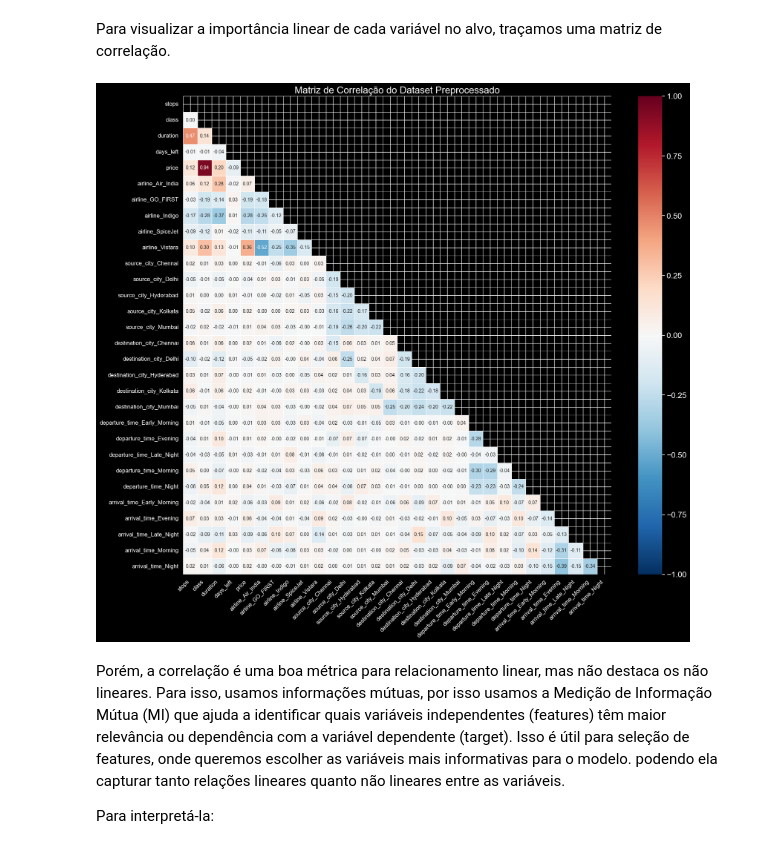
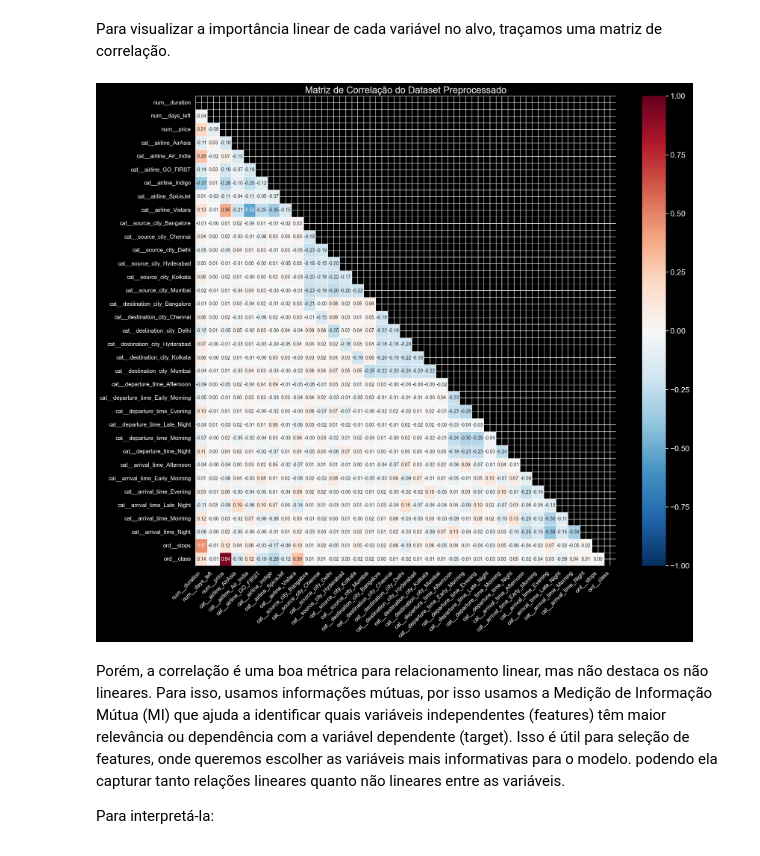
Before and after one commit to ElyssonAlvs/Machine_Learning, a Jupyter notebook: Flight_Prediction/Códigos/Flight_Regression.ipynb, the cells around one changed output. Saved outputs shown, nothing was run; the diff lists cells and outputs as text; code cells hidden in the pictures.

```diff
--- a/Flight_Prediction/Códigos/Flight_Regression.ipynb
+++ b/Flight_Prediction/Códigos/Flight_Regression.ipynb
@@ -530,0 +562,33 @@ df_preprocessado = preprocessing(df_exploracao)
+# %%
+from sklearn.compose import ColumnTransformer
+from sklearn.preprocessing import StandardScaler, OneHotEncoder, FunctionTransformer, OrdinalEncoder
+
+# Definição dos atributos
+num_attribs = ["duration", "days_left"]
+cat_attribs = ["airline", "source_city", "destination_city", "departure_time", "arrival_time"]
+ord_attribs = ["stops", "class"]
+
+# Definindo as categorias para o OrdinalEncoder na ordem correta
+ordinal_categories = [
+    ['zero', 'one', 'two_or_more'],  # Ordem para "stops"
+    ['Economy', 'Business']          # Ordem para "class"
+]
+
+# Pipeline com OrdinalEncoder configurado
+full_pipeline = ColumnTransformer([
+    ("num", StandardScaler(), num_attribs),
+    ("cat", OneHotEncoder(handle_unknown="ignore"), cat_attribs),
+    ("ord", OrdinalEncoder(categories=ordinal_categories), ord_attribs),
+])
+
+# Aplicar o pipeline
+strat_train_set_prepared = full_pipeline.fit_transform(strat_train_set)
+
+strat_train_set_prepared_df = pd.DataFrame(
+    strat_train_set_prepared.toarray(),  # Converte a matriz esparsa em um array denso
+    columns=full_pipeline.get_feature_names_out()  # Obtém os nomes das colunas geradas pelo pipeline
+)
+
+print(strat_train_set.tail())
+# Exibir as primeiras linhas
+print(strat_train_set_prepared_df.tail())
@@ -532,17 +614,17 @@ df_preprocessado = preprocessing(df_exploracao)
 Para visualizar a importância linear de cada variável no alvo, traçamos uma matriz de correlação.
 # %%
 # Exibir as primeiras linhas do dataset preprocessado
-mask = np.triu(np.ones_like(df_preprocessado.corr(), dtype=bool))
+mask = np.triu(np.ones_like(strat_train_set_prepared_df.corr(), dtype=bool))
 
 plt.figure(figsize = (20,18))
 # Plotando a matriz de correlação com melhor visualização
-sns.heatmap(df_preprocessado.corr(), mask=mask, annot=True, vmin=-1.0, vmax=1.0, center=0, cmap='RdBu_r', linewidths=0.5, fmt='.2f', annot_kws={"size": 10})
+sns.heatmap(strat_train_set_prepared_df.corr(), mask=mask, annot=True, vmin=-1.0, vmax=1.0, center=0, cmap='RdBu_r', linewidths=0.5, fmt='.2f', annot_kws={"size": 10})
 plt.title('Matriz de Correlação do Dataset Preprocessado', fontsize=20)
 plt.xticks(rotation=45, ha='right', fontsize=12)
 plt.yticks(fontsize=12)
 plt.show()
 # %% [output]
-[figure, old version]
+[figure, new version]
 # %% [markdown]
 Porém, a correlação é uma boa métrica para relacionamento linear, mas não destaca os não lineares. Para isso, usamos informações mútuas, por isso usamos a Medição de Informação Mútua (MI) que ajuda a identificar quais variáveis independentes (features) têm maior relevância ou dependência com a variável dependente (target). Isso é útil para seleção de features, onde queremos escolher as variáveis mais informativas para o modelo. podendo ela capturar tanto relações lineares quanto não lineares entre as variáveis.
 
```
Also changed, not shown: parts of 34 cells of this notebook.
